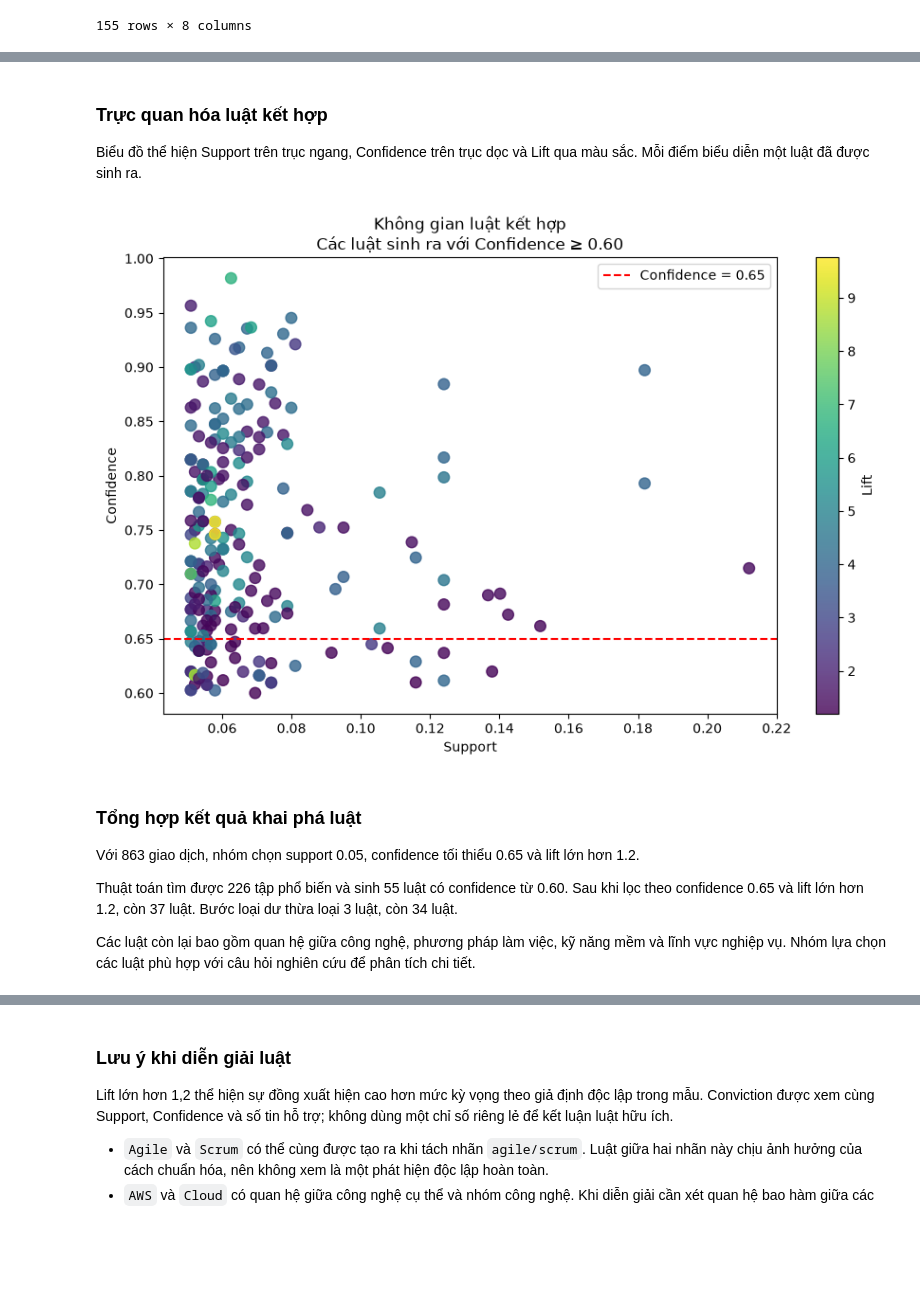
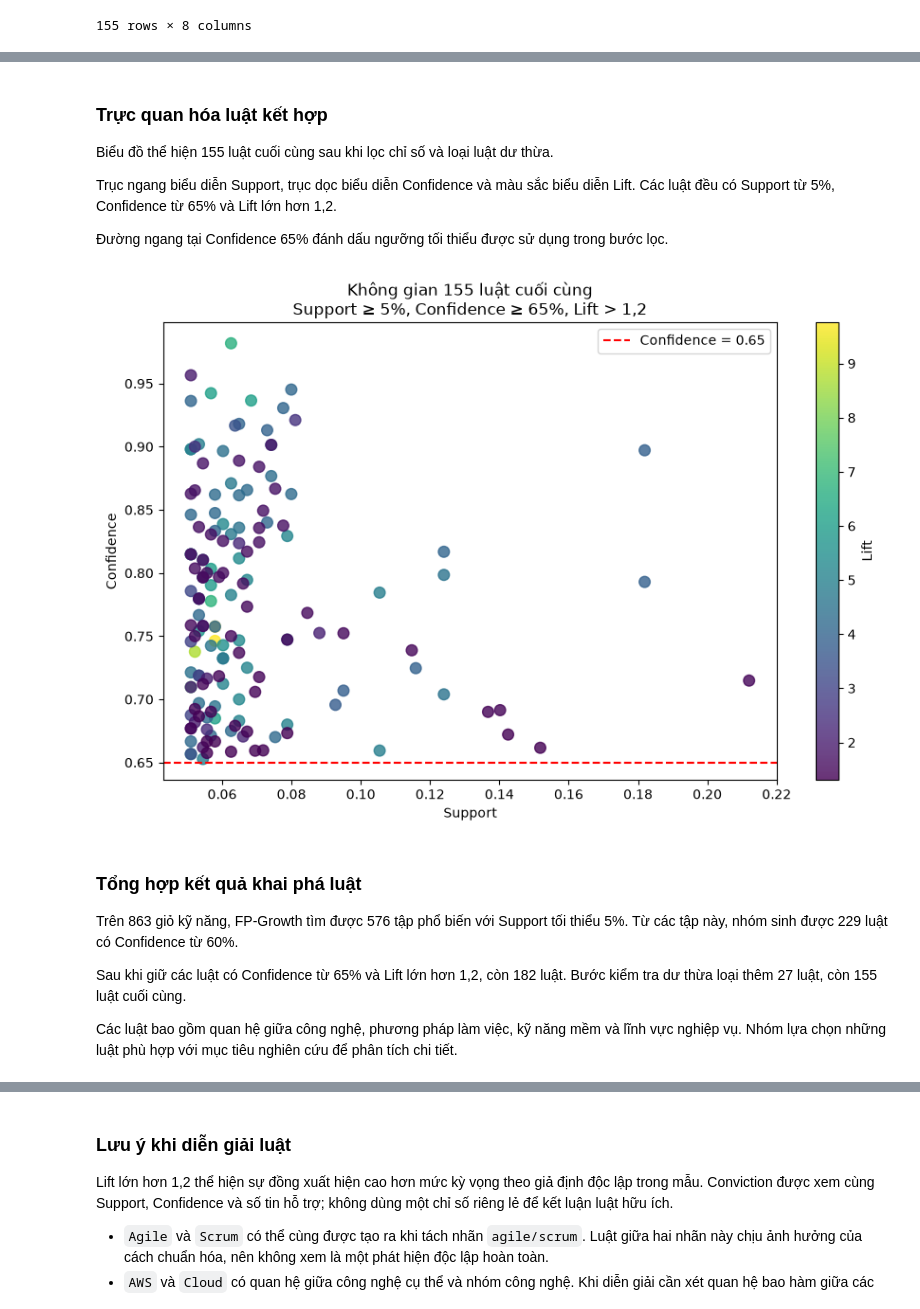
Before and after one commit to maithanhai/data-mining, a Jupyter notebook: notebooks/Nhom07_MiningPipeline.ipynb, the cells around one changed output, grey strips where cells are left out. Saved outputs shown, nothing was run; the diff lists cells and outputs as text; code cells hidden in the pictures; blank space fills up the shorter version.

```diff
--- a/notebooks/Nhom07_MiningPipeline.ipynb
+++ b/notebooks/Nhom07_MiningPipeline.ipynb
@@ -2442,63 +2460,69 @@ print("Đã lưu các bảng tại:", tables_dir)
 # %% [markdown]
 ### Trực quan hóa luật kết hợp
 
-Biểu đồ thể hiện Support trên trục ngang,
-Confidence trên trục dọc và Lift qua màu sắc.
-Mỗi điểm biểu diễn một luật đã được sinh ra.
+Biểu đồ thể hiện 155 luật cuối cùng sau khi lọc chỉ số
+và loại luật dư thừa.
+
+Trục ngang biểu diễn Support, trục dọc biểu diễn Confidence
+và màu sắc biểu diễn Lift. Các luật đều có Support từ 5%,
+Confidence từ 65% và Lift lớn hơn 1,2.
+
+Đường ngang tại Confidence 65% đánh dấu ngưỡng tối thiểu
+được sử dụng trong bước lọc.
 # %%
 fig, ax = plt.subplots(figsize=(9, 6))
 
 points = ax.scatter(
-    rules["support"],
-    rules["confidence"],
-    c=rules["lift"],
+    final_rules["support"],
+    final_rules["confidence"],
+    c=final_rules["lift"],
     cmap="viridis",
     s=70,
     alpha=0.8
 )
 
 fig.colorbar(points, ax=ax, label="Lift")
 
 ax.axhline(
     CHOSEN_CONFIDENCE,
     color="red",
     linestyle="--",
     label=f"Confidence = {CHOSEN_CONFIDENCE}"
 )
 
 ax.set_xlabel("Support")
 ax.set_ylabel("Confidence")
 ax.set_title(
-    "Không gian luật kết hợp\n"
-    "Các luật sinh ra với Confidence ≥ 0.60"
+    f"Không gian {len(final_rules)} luật cuối cùng\n"
+    "Support ≥ 5%, Confidence ≥ 65%, Lift > 1,2"
 )
 
 ax.legend()
 plt.tight_layout()
 fig.savefig(
     figures_dir / "association_rules_space.png",
     dpi=150,
     bbox_inches="tight"
 )
 
 plt.show()
 # %% [output]
-[figure, old version]
+[figure, new version]
 # %% [markdown]
 ### Tổng hợp kết quả khai phá luật
 
-Với 863 giao dịch, nhóm chọn support 0.05,
-confidence tối thiểu 0.65 và lift lớn hơn 1.2.
+Trên 863 giỏ kỹ năng, FP-Growth tìm được 576 tập phổ biến
+với Support tối thiểu 5%. Từ các tập này, nhóm sinh được
+229 luật có Confidence từ 60%.
 
-Thuật toán tìm được 226 tập phổ biến và sinh 55 luật
-có confidence từ 0.60. Sau khi lọc theo confidence 0.65
-và lift lớn hơn 1.2, còn 37 luật. Bước loại dư thừa
-loại 3 luật, còn 34 luật.
+Sau khi giữ các luật có Confidence từ 65%
+và Lift lớn hơn 1,2, còn 182 luật.
+Bước kiểm tra dư thừa loại thêm 27 luật,
+còn 155 luật cuối cùng.
 
-Các luật còn lại bao gồm quan hệ giữa công nghệ,
-phương pháp làm việc, kỹ năng mềm và lĩnh vực nghiệp vụ.
-Nhóm lựa chọn các luật phù hợp với câu hỏi nghiên cứu
-để phân tích chi tiết.
+Các luật bao gồm quan hệ giữa công nghệ, phương pháp làm việc,
+kỹ năng mềm và lĩnh vực nghiệp vụ. Nhóm lựa chọn những luật
+phù hợp với mục tiêu nghiên cứu để phân tích chi tiết.
 # %% [markdown]
 ### Phân tích một số luật tiêu biểu
 
```
Also changed, not shown: parts of 22 cells of this notebook, 2 other files.
